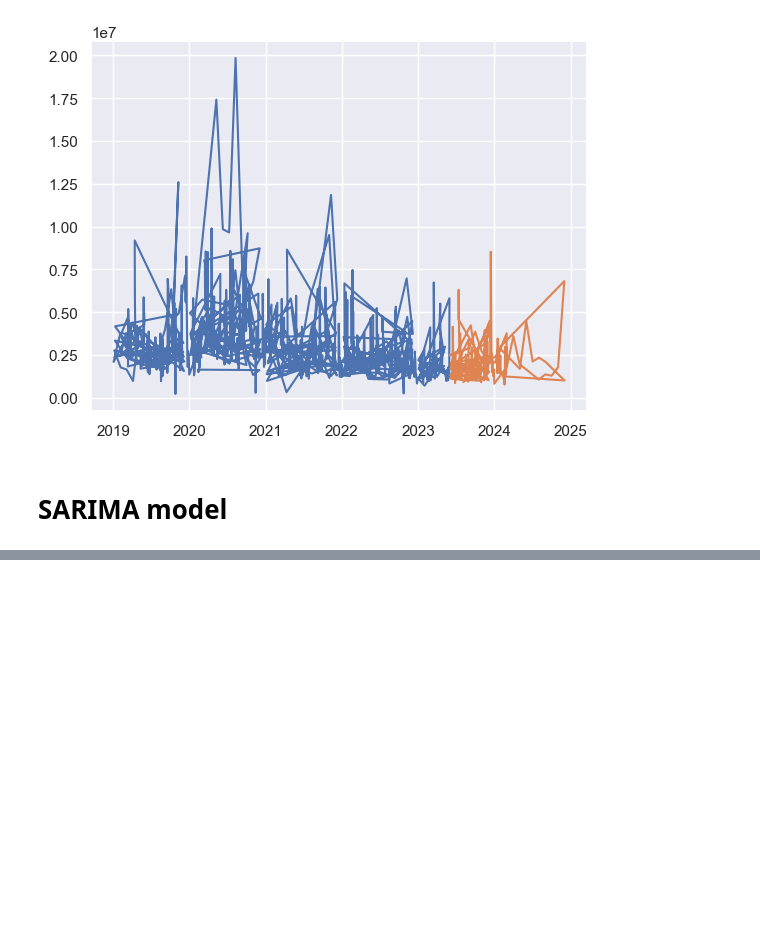
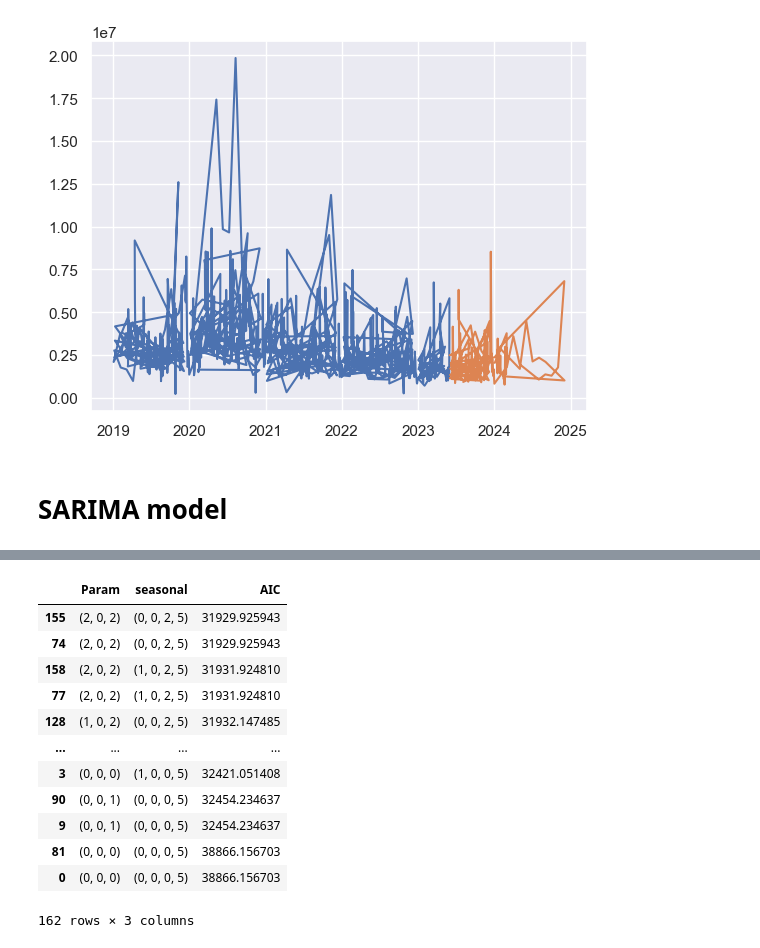
Before and after one commit to iampawankc/MLAlgo, a Jupyter notebook: TimeSeriesForecasting/StockPricePrediction.ipynb, the cells around one changed output, grey strips where cells are left out. Saved outputs shown, nothing was run; the diff lists cells and outputs as text; code cells hidden in the pictures; blank space fills up the shorter version.

Commit message:
added mlflow and time series analysis

```diff
--- a/TimeSeriesForecasting/StockPricePrediction.ipynb
+++ b/TimeSeriesForecasting/StockPricePrediction.ipynb
@@ -780,0 +736,6 @@ dfobj2.sort_values(by=['AIC'])
+# %%
+# Let's create exogenious variable
+# Considering Opening, High, Low, Close, Adj close
+
+ex_train = train[['Open','High','Low','Adj Close']]
+ex_test = test[['Open','High','Low','Adj Close']]
@@ -780,0 +749,3 @@ dfobj2.sort_values(by=['AIC'])
+# %%
+dfobj3 = pd.DataFrame(columns=['Param','seasonal','AIC'])
+dfobj3
@@ -780,0 +754,13 @@ dfobj2.sort_values(by=['AIC'])
+# %%
+# Let's first use DARIMAX with exogenous variable (external factor)
+
+for param in pdq:
+    for param_seasonal in model_pdq:
+        model = sm.tsa.statespace.SARIMAX(train_final['Volume'], exog=ex_train,
+                                           order=param, seasonal_order=param_seasonal,
+                                          enforce_invertibility=False, enforce_stationarity=False)
+        #Exog is external factor, multivariate analysis
+
+        results_SARIMAX = model.fit()
+        print('SARIMAX{}{} - AIC{}'.format(param, param_seasonal, results_SARIMAX.aic))
+        dfobj3 = dfobj3.append({'Param':param, 'seasonal': param_seasonal, 'AIC': results_SARIMAX.aic}, ignore_index=True)
@@ -780,0 +963,16 @@ dfobj2.sort_values(by=['AIC'])
+# %%
+dfobj3.sort_values(by=['AIC'])
+# %% [output]
+|  | Param | seasonal | AIC |
+| 155 | (2, 0, 2) | (0, 0, 2, 5) | 31929.925943 |
+| 74 | (2, 0, 2) | (0, 0, 2, 5) | 31929.925943 |
+| 158 | (2, 0, 2) | (1, 0, 2, 5) | 31931.924810 |
+| 77 | (2, 0, 2) | (1, 0, 2, 5) | 31931.924810 |
+| 128 | (1, 0, 2) | (0, 0, 2, 5) | 31932.147485 |
+| ... | ... | ... | ... |
+| 3 | (0, 0, 0) | (1, 0, 0, 5) | 32421.051408 |
+| 90 | (0, 0, 1) | (0, 0, 0, 5) | 32454.234637 |
+| 9 | (0, 0, 1) | (0, 0, 0, 5) | 32454.234637 |
+| 81 | (0, 0, 0) | (0, 0, 0, 5) | 38866.156703 |
+| 0 | (0, 0, 0) | (0, 0, 0, 5) | 38866.156703 |
+162 rows × 3 columns
```
Also changed, not shown: parts of 25 cells of this notebook, 5 other files.
